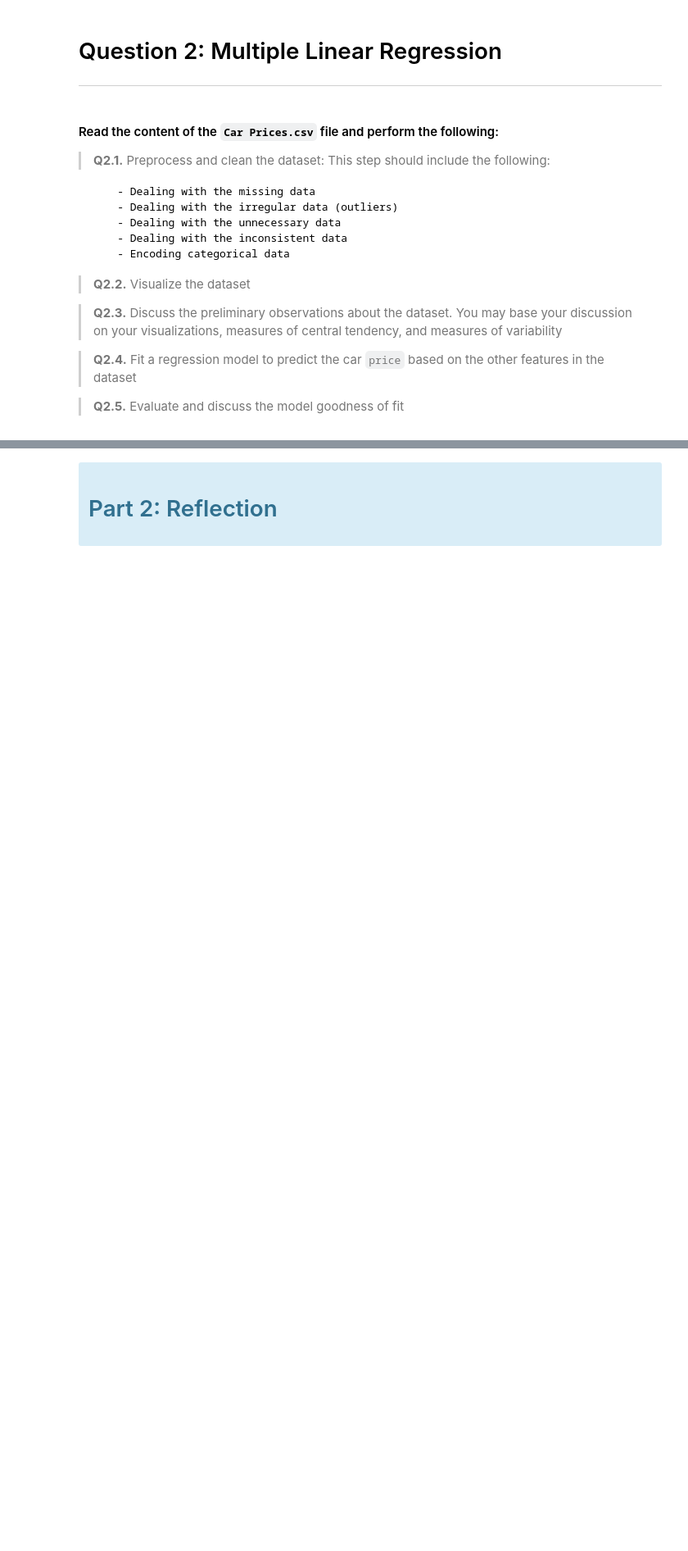
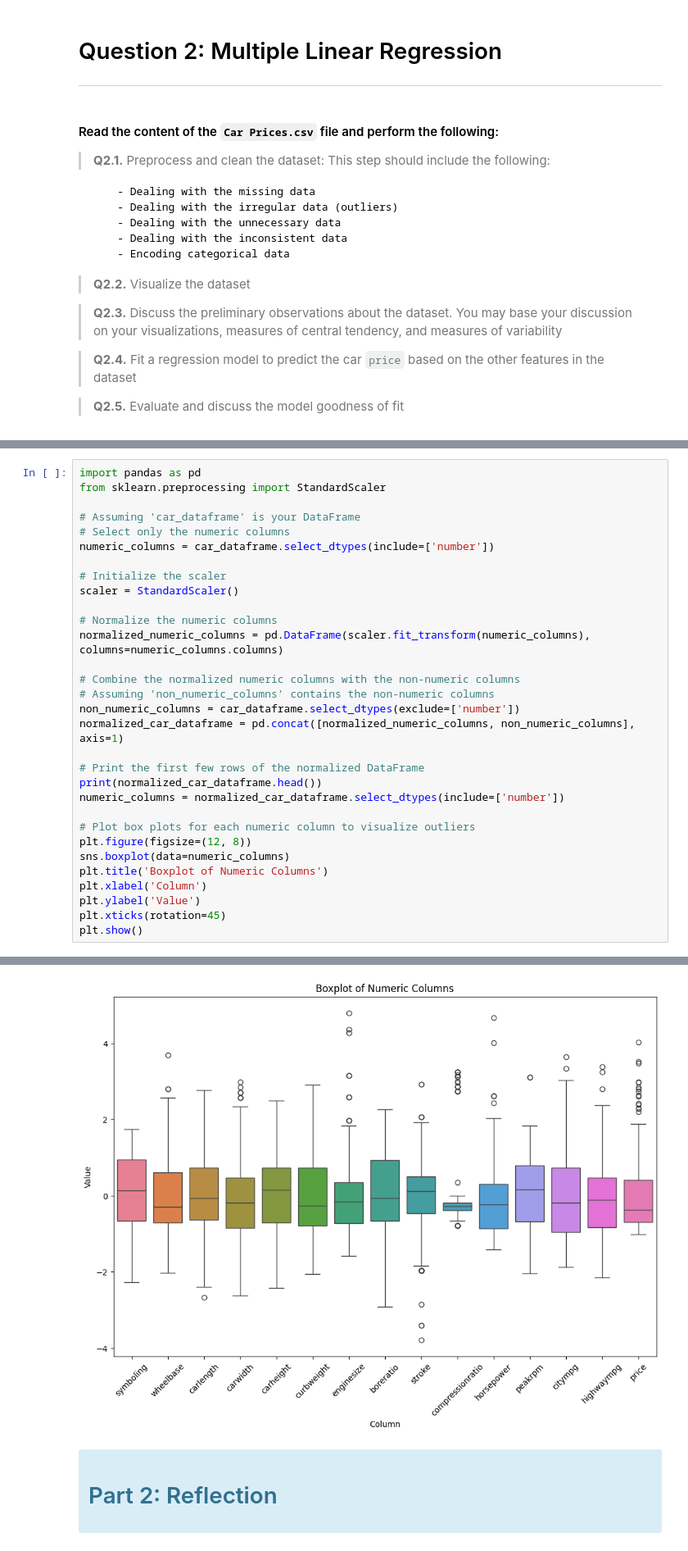
Before and after one commit to jonamadk/scaling-ML-journey, a Jupyter notebook: lab-01/Lab1.ipynb, the cells around one changed output, grey strips where cells are left out. Shown at 82% size. Drawn from its saved outputs; the diff is of its cells as text; blank space fills up the shorter version.

```diff
--- a/lab-01/Lab1.ipynb
+++ b/lab-01/Lab1.ipynb
@@ -240,0 +373,32 @@ FileNotFoundError: [Errno 2] No such file or directory: 'Car Prices.csv'
+# %%
+import pandas as pd
+from sklearn.preprocessing import StandardScaler
+
+# Assuming 'car_dataframe' is your DataFrame
+# Select only the numeric columns
+numeric_columns = car_dataframe.select_dtypes(include=['number'])
+
+# Initialize the scaler
+scaler = StandardScaler()
+
+# Normalize the numeric columns
+normalized_numeric_columns = pd.DataFrame(scaler.fit_transform(numeric_columns), columns=numeric_columns.columns)
+
+# Combine the normalized numeric columns with the non-numeric columns
+# Assuming 'non_numeric_columns' contains the non-numeric columns
+non_numeric_columns = car_dataframe.select_dtypes(exclude=['number'])
+normalized_car_dataframe = pd.concat([normalized_numeric_columns, non_numeric_columns], axis=1)
+
+# Print the first few rows of the normalized DataFrame
+print(normalized_car_dataframe.head())
+numeric_columns = normalized_car_dataframe.select_dtypes(include=['number'])
+
+# Plot box plots for each numeric column to visualize outliers
+plt.figure(figsize=(12, 8))
+sns.boxplot(data=numeric_columns)
+plt.title('Boxplot of Numeric Columns')
+plt.xlabel('Column')
+plt.ylabel('Value')
+plt.xticks(rotation=45)
+plt.show()
+# %% [output]
@@ -241,3 +422,4 @@ FileNotFoundError: [Errno 2] No such file or directory: 'Car Prices.csv'
+[figure, added]
 # %% [markdown]
 <div class="alert alert-block alert-info">
 
```
Also changed, not shown: parts of 9 cells of this notebook, 3 other files.
